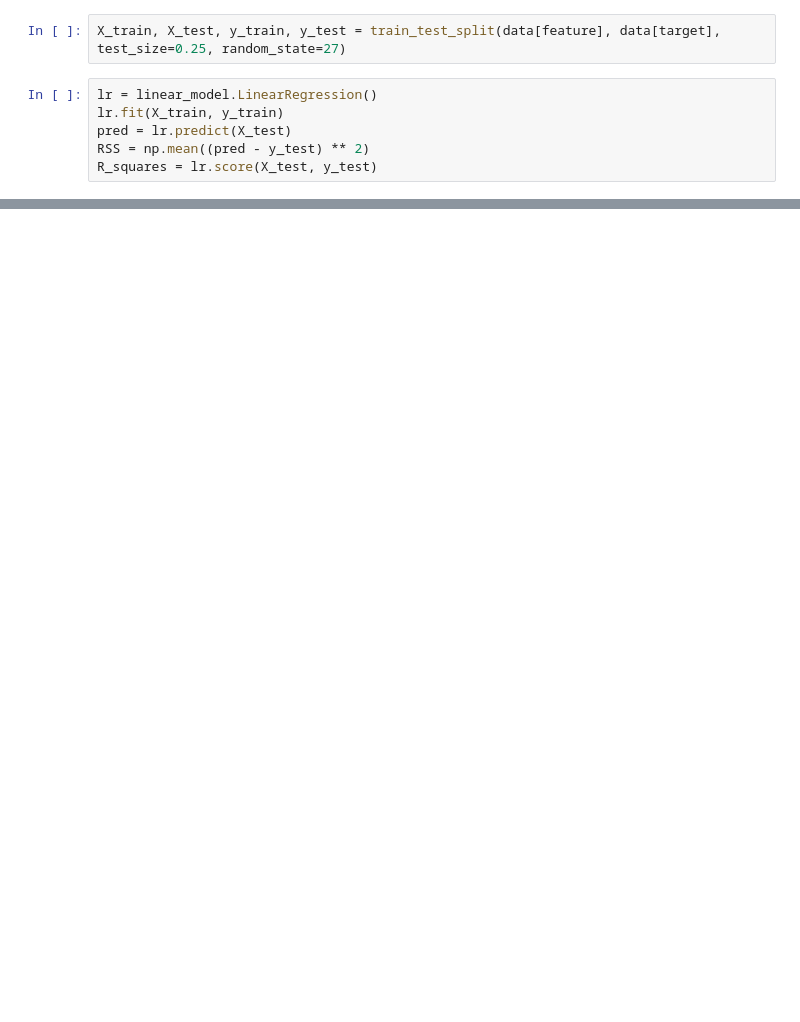
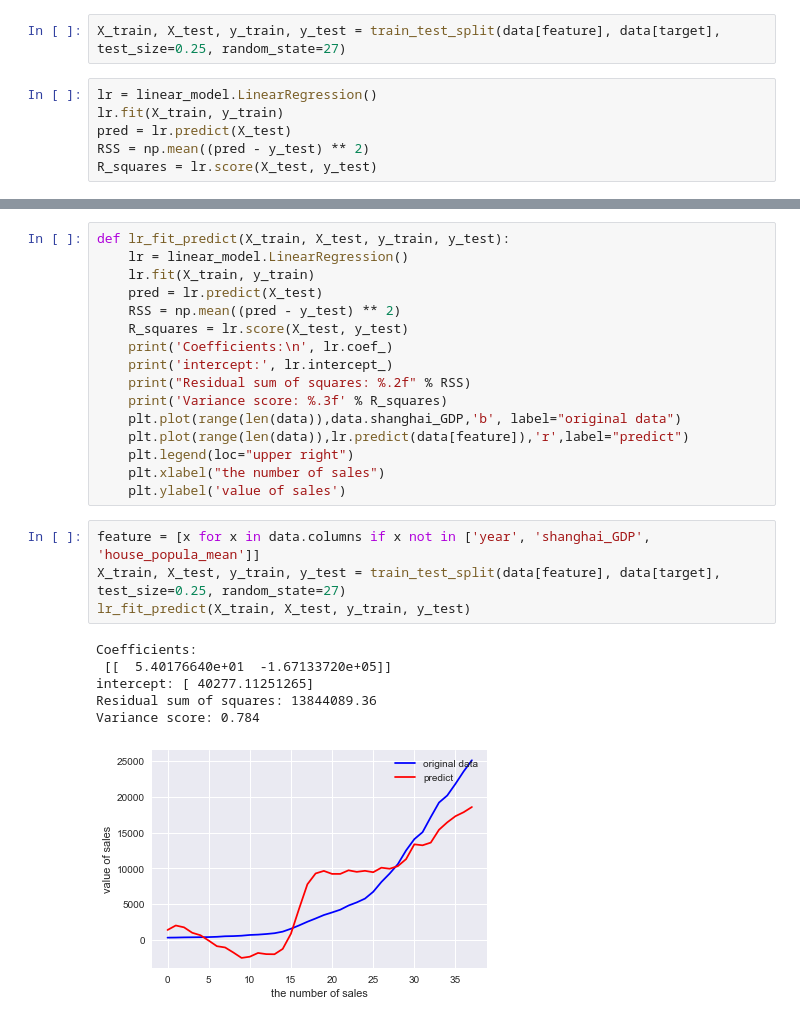
Before and after one commit to vitormeriat/meriat-ml-notes, a Jupyter notebook: 01-concepts/linear-regression.ipynb, the cells around one changed output, grey strips where cells are left out. Cells and saved outputs as stored; diff of their text form; blank space fills up the shorter version.

```diff
--- a/01-concepts/linear-regression.ipynb
+++ b/01-concepts/linear-regression.ipynb
@@ -569,0 +643,27 @@ plt.ylabel('value of sales')
+# %%
+def lr_fit_predict(X_train, X_test, y_train, y_test):
+    lr = linear_model.LinearRegression()
+    lr.fit(X_train, y_train)
+    pred = lr.predict(X_test)
+    RSS = np.mean((pred - y_test) ** 2)
+    R_squares = lr.score(X_test, y_test)
+    print('Coefficients:\n', lr.coef_)
+    print('intercept:', lr.intercept_)
+    print("Residual sum of squares: %.2f" % RSS)
+    print('Variance score: %.3f' % R_squares)
+    plt.plot(range(len(data)),data.shanghai_GDP,'b', label="original data")
+    plt.plot(range(len(data)),lr.predict(data[feature]),'r',label="predict")
+    plt.legend(loc="upper right")
+    plt.xlabel("the number of sales")
+    plt.ylabel('value of sales')
+# %%
+feature = [x for x in data.columns if x not in ['year', 'shanghai_GDP', 'house_popula_mean']]
+X_train, X_test, y_train, y_test = train_test_split(data[feature], data[target], test_size=0.25, random_state=27)
+lr_fit_predict(X_train, X_test, y_train, y_test)
+# %% [output]
+Coefficients:
+ [[  5.40176640e+01  -1.67133720e+05]]
+intercept: [ 40277.11251265]
+Residual sum of squares: 13844089.36
+Variance score: 0.784
+[figure, added]
```
Also changed, not shown: parts of 16 cells of this notebook.
